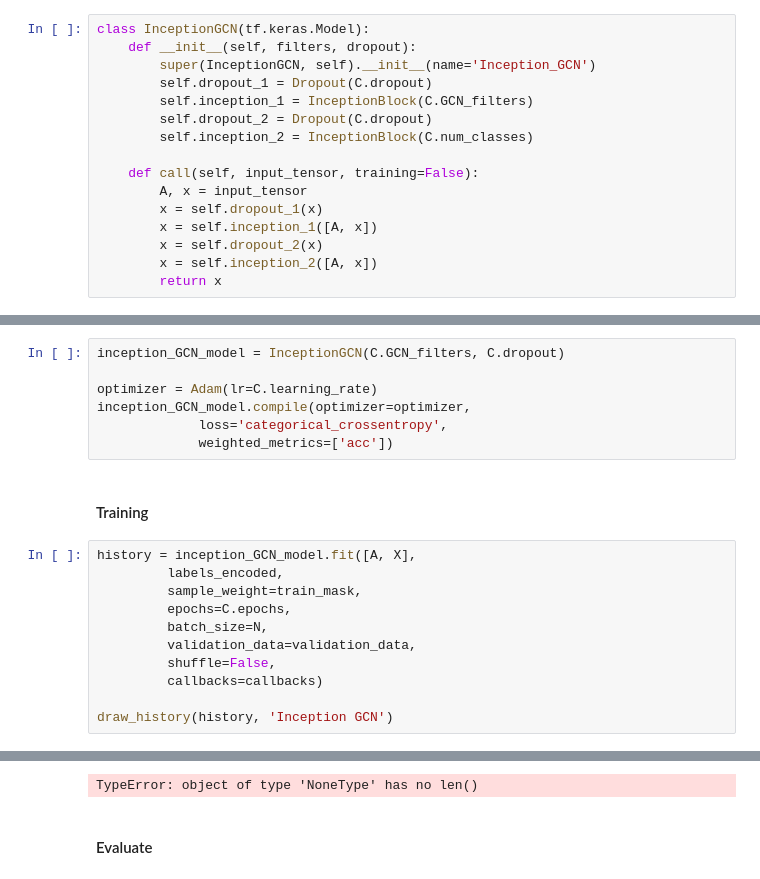
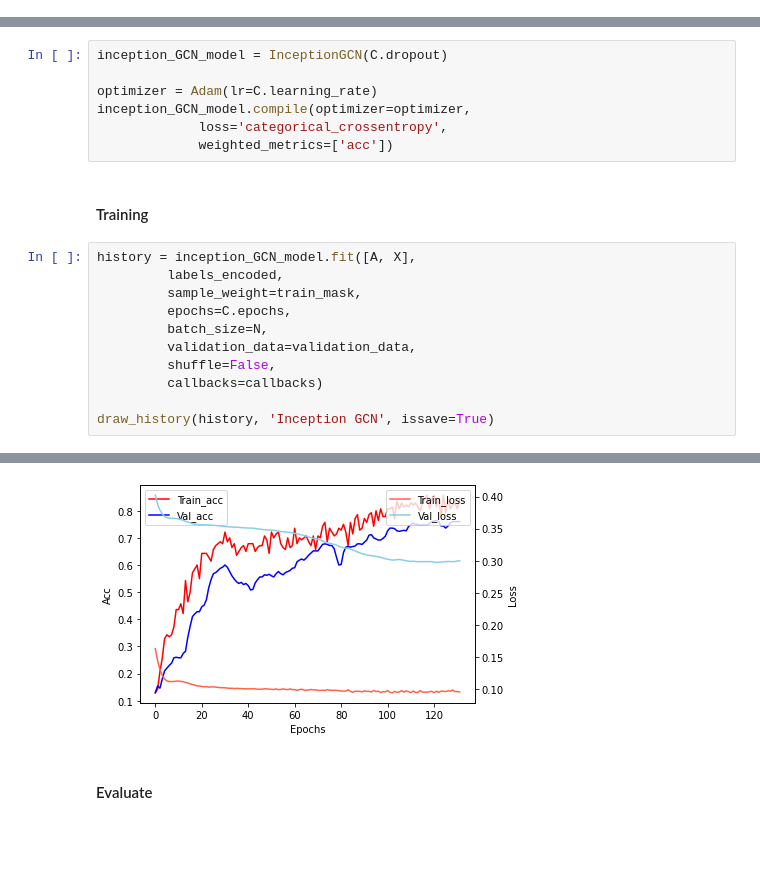
Before and after one commit to comojin1994/GCN, a Jupyter notebook: GCN.ipynb, the cells around one changed output, grey strips where cells are left out. Saved outputs shown, nothing was run; the diff lists cells and outputs as text; blank space fills up the shorter version.

Commit message:
Add train result of Inception GCN & Residual GCN

```diff
--- a/GCN.ipynb
+++ b/GCN.ipynb
@@ -495,23 +434,7 @@ class InceptionBlock(tf.keras.layers.Layer):
-# %%
-class InceptionGCN(tf.keras.Model):
-    def __init__(self, filters, dropout):
-        super(InceptionGCN, self).__init__(name='Inception_GCN')
-        self.dropout_1 = Dropout(C.dropout)
-        self.inception_1 = InceptionBlock(C.GCN_filters)
-        self.dropout_2 = Dropout(C.dropout)
-        self.inception_2 = InceptionBlock(C.num_classes)
-
-    def call(self, input_tensor, training=False):
-        A, x = input_tensor
-        x = self.dropout_1(x)
-        x = self.inception_1([A, x])
-        x = self.dropout_2(x)
-        x = self.inception_2([A, x])
-        return x
 # %% [markdown]
 #### Build Model
 # %%
-inception_GCN_model = InceptionGCN(C.GCN_filters, C.dropout)
+inception_GCN_model = InceptionGCN(C.dropout)
 
 optimizer = Adam(lr=C.learning_rate)
 inception_GCN_model.compile(optimizer=optimizer,
@@ -529,6 +452,6 @@ history = inception_GCN_model.fit([A, X],
          shuffle=False,
          callbacks=callbacks)
 
-draw_history(history, 'Inception GCN')
+draw_history(history, 'Inception GCN', issave=True)
 # %% [output]
 Epoch 1/200
@@ -551,4 +474,4 @@ LOG >>> input shape: [TensorShape([2708, 2708]), TensorShape([2708, 7])]
-TypeError: object of type 'NoneType' has no len()
+[figure, added]
 # %% [markdown]
 #### Evaluate
 # %%
```
Also changed, not shown: parts of 26 cells of this notebook.
